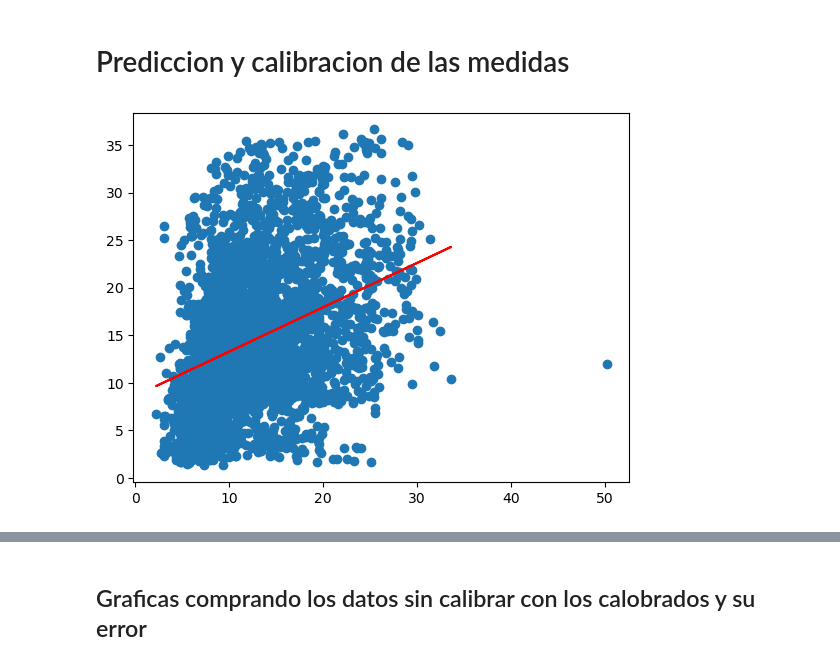
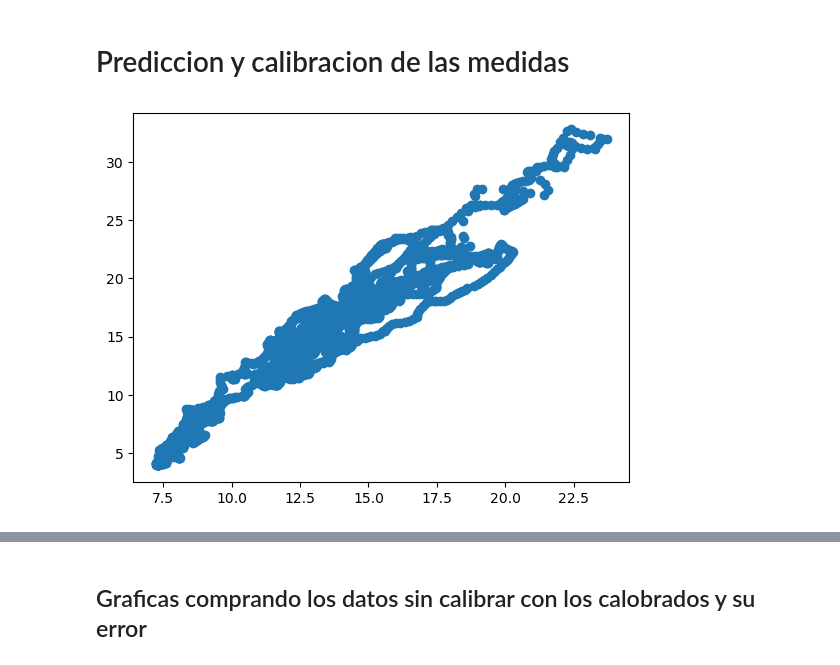
Before and after one commit to diegoglj/TareasCursos20B, a Jupyter notebook: Codigos/Asignacion2/ASIGNACION 2.ipynb, the cells around one changed output, grey strips where cells are left out. Drawn from its saved outputs; the diff is of its cells as text; code cells hidden in the pictures.

```diff
--- a/Codigos/Asignacion2/ASIGNACION 2.ipynb
+++ b/Codigos/Asignacion2/ASIGNACION 2.ipynb
@@ -58,11 +73,10 @@ linestyle = ['-','--','-.']
 plt.figure(figsize=(15,7))
 
 #Promedio movil con la ventana = 3 y con el paso = 1
-data1['moving average_3'] = data1['valor'].ewm(com=6).mean()
-data['moving average_3'] = data['Medidas'].ewm(span =60).mean()
-#data['moving average_3'] = data['Medidas'].ewm(span =3).mean()
-DataAMB_CORREGIDO['moving average_3'] = DataAMB_CORREGIDO['Medidas'].rolling(6,1).mean()
-
+data1['moving average_3'] = data1['valor'].ewm(span = 160).mean()
+data['moving average_3'] = data['Medidas'].ewm(span =160).mean()
+DataAMB_CORREGIDO['moving average_3'] = DataAMB_CORREGIDO['Medidas'].ewm(span =160).mean()
+DataAMB_CORREGIDO['Baratas'] = data1['valor']
 plt.plot(data['Fechas'], data['Medidas'], label='AMB')
 PROMEDIO_MOVIL = plt.plot(data['Fechas'], data['moving average_3'], '--',label='Promedio movil AMB')
 plt.plot(data1['fecha_hora_med'], data1['moving average_3'], label='Baratos Promedio movil')
@@ -70,5 +84,4 @@ plt.legend(fontsize=15)
 plt.xticks(fontsize=15)
 plt.yticks(fontsize=15)
 plt.show()
-data1
 # %% [output]
@@ -91,46 +104,62 @@ data1
 # %%
 #Funcion de calibracion
 data_copy = data.copy()
 data_copy = data[(data['Fechas'] <= ('2019-08-27 20:00:00'))]
-#DataAMB_CORREGIDO = DataAMB_CORREGIDO[(DataAMB_CORREGIDO['Fechas'] <= ('2019-08-31 23:00:00'))]
-#data1 = data1[(data1['fecha_hora_med'] <= ('2019-08-31 22:00:00'))]
+DataAMB_CORREGIDO = DataAMB_CORREGIDO[(DataAMB_CORREGIDO['Fechas'] <= ('2019-08-31 23:00:00'))]
+data1 = data1[(data1['fecha_hora_med'] <= ('2019-08-31 08:00:00'))]
 
 data_copy = data_copy.dropna()
 data = data.dropna()
 data1 = data1.dropna()
 DataAMB_CORREGIDO = DataAMB_CORREGIDO.dropna()
 
 Y = data1['moving average_3'].values.reshape(-1, 1)
-X = data_copy['Medidas'].values.reshape(-1, 1)
+X = DataAMB_CORREGIDO['moving average_3'].values.reshape(-1, 1)
 
-#X = DataAMB_CORREGIDO['moving average_3'].values.reshape(-1, 1)
-#Y = data1['moving average_3'].values.reshape(-1, 1)
+plt.scatter(DataAMB_CORREGIDO['moving average_3'],  data1['moving average_3'])
+
+plt.show()
+
+
+def euclidean(ref,exp):
+    sd = (DataAMB_CORREGIDO[ref]-DataAMB_CORREGIDO[exp])**2
+    distance = np.sqrt(sd.sum())
+    return distance
+
+#Distancia euclideana
+e0 = euclidean("Medidas","Baratas")
+e0
+
+
+# Carga de librerías
+from sklearn.model_selection import train_test_split
+from sklearn import preprocessing
+from sklearn.ensemble import RandomForestRegressor
+from sklearn.pipeline import make_pipeline
+from sklearn.model_selection import GridSearchCV
+from sklearn.metrics import mean_squared_error, r2_score
+from sklearn.preprocessing import LabelEncoder
+from numpy.core.umath_tests import inner1d
 
 
 
-X_train, X_test, y_train, y_test = train_test_split(X, Y, test_size=0.25, random_state = 0)
-
-slr = LinearRegression()
-slr.fit(X_train, y_train)
-y_pred = slr.predict(X_test)
-
-
-Valor_Estacion_barata = data1['moving average_3']
-V = (np.array([Valor_Estacion_barata]).reshape(-1,1))
-data1['calibrados'] = slr.predict(V)
-
-plt.scatter(data_copy['Medidas'],  data1['moving average_3'])
-plt.plot(X_test,y_pred, color = 'RED')
-plt.show()
-
-# Coeficienetes obtenidos
-print('Coeficientes: \n', slr.coef_)
-# Este es el valor donde corta el eje Y (en X=0)
-print('Termino independiente: \n', slr.intercept_)
-# Error Cuadrado Medio
-print("Error cuadratico Medio: %.2f" % mean_squared_error(X_test,y_pred))
-# Puntaje de Varianza. El mejor puntaje es un 1.0
-print('Varianza: %.2f' % r2_score(X_test,y_pred ))
-data1
+train_features,test_features,train_labels,test_labels=train_test_split(X,Y,test_size=0.5,random_state=0)
+# Instantiate model with 1000 decision trees
+rf=RandomForestRegressor(n_estimators=1000,random_state=0,max_features="sqrt",criterion="mse")
+# Train the model on training data
+rf.fit(train_features,train_labels);
+# Use the forest's predict method on the test data
+predictions=rf.predict(test_features)
+# Calculate the absolute errors
+errors=abs(predictions-test_labels)
+# Print out the mean absolute error (mae)
+print('Mean Absolute Error:', np.mean(errors))
+# Calculate mean absolute percentage error (MAPE)
+mape=100*abs(errors/test_labels)
+rmse=np.sqrt(np.mean(errors**2))
+# Calculate and display accuracy
+accuracy=100-np.mean(mape)
+print('Accuracy:', accuracy)
+print('RMSE:', rmse)
 # %% [output]
-[figure, old version]
+[figure, new version]
```
Also changed, not shown: parts of 9 cells of this notebook.
